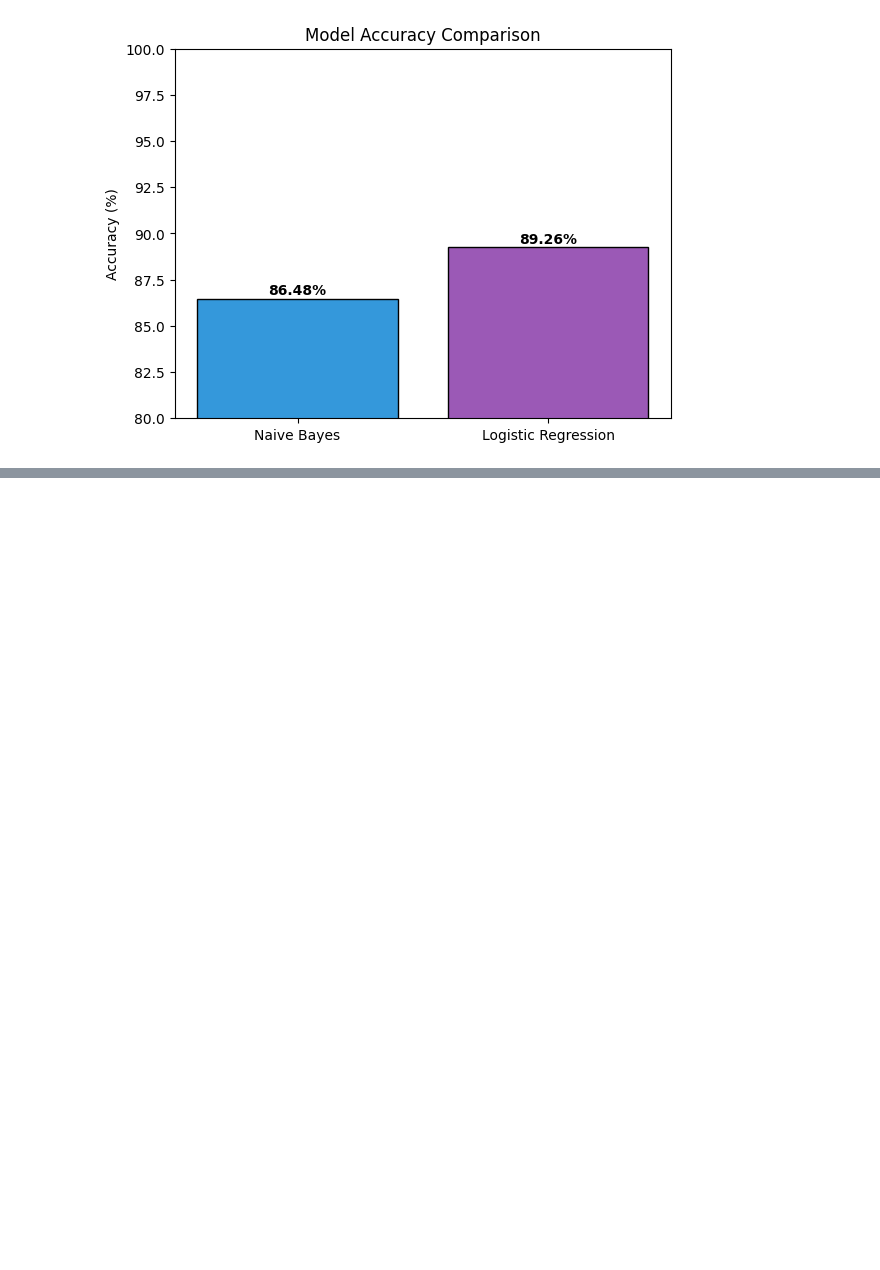
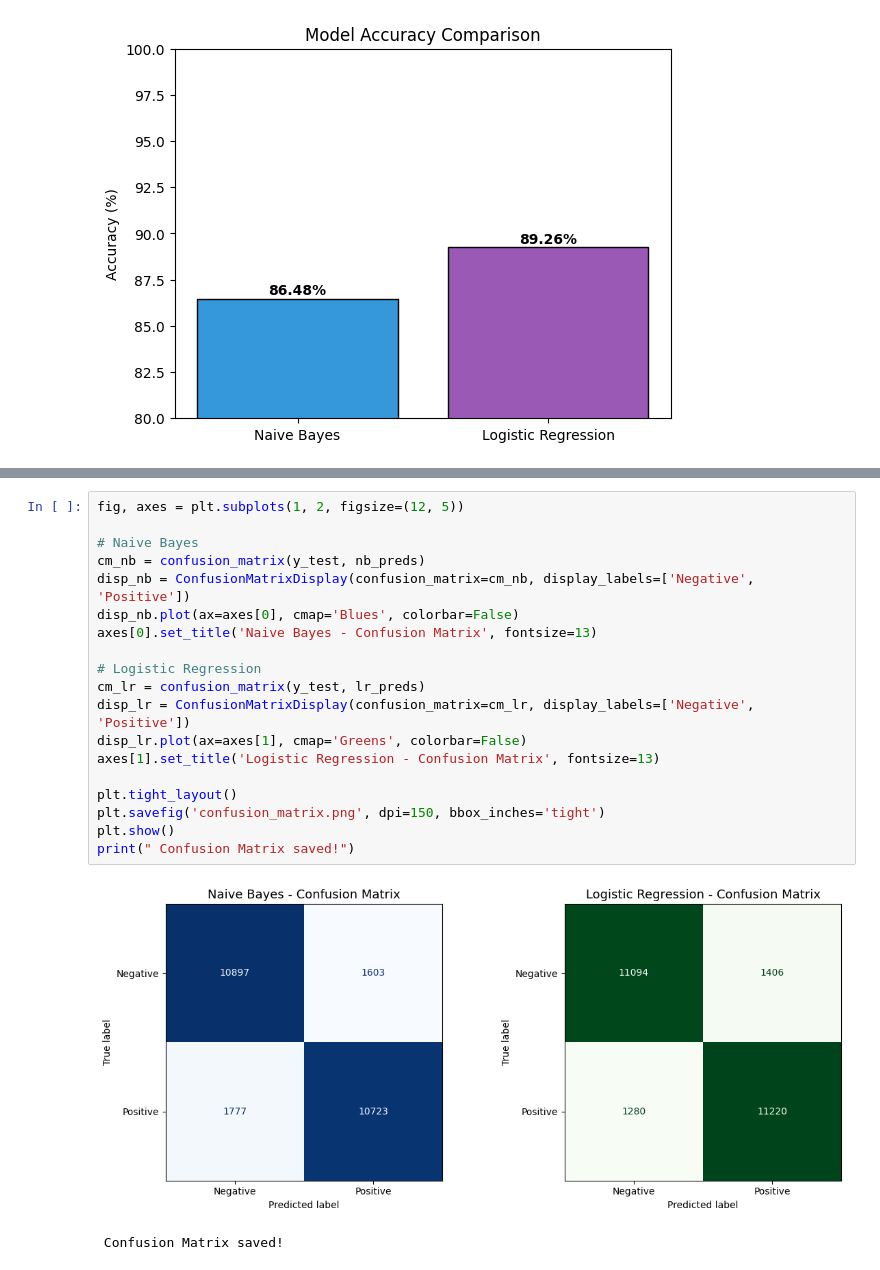
Before and after one commit to wilsonkatam9/Sentiment-analysis-IMBD, a Jupyter notebook: Sentiment_Analysis.ipynb, the cells around one changed output, grey strips where cells are left out. Saved outputs shown, nothing was run; the diff lists cells and outputs as text; blank space fills up the shorter version.

```diff
--- a/Sentiment_Analysis.ipynb
+++ b/Sentiment_Analysis.ipynb
@@ -170,0 +208,22 @@ print(predict_sentiment("Not a good movie"))
+# %%
+fig, axes = plt.subplots(1, 2, figsize=(12, 5))
+
+# Naive Bayes
+cm_nb = confusion_matrix(y_test, nb_preds)
+disp_nb = ConfusionMatrixDisplay(confusion_matrix=cm_nb, display_labels=['Negative', 'Positive'])
+disp_nb.plot(ax=axes[0], cmap='Blues', colorbar=False)
+axes[0].set_title('Naive Bayes - Confusion Matrix', fontsize=13)
+
+# Logistic Regression
+cm_lr = confusion_matrix(y_test, lr_preds)
+disp_lr = ConfusionMatrixDisplay(confusion_matrix=cm_lr, display_labels=['Negative', 'Positive'])
+disp_lr.plot(ax=axes[1], cmap='Greens', colorbar=False)
+axes[1].set_title('Logistic Regression - Confusion Matrix', fontsize=13)
+
+plt.tight_layout()
+plt.savefig('confusion_matrix.png', dpi=150, bbox_inches='tight')
+plt.show()
+print(" Confusion Matrix saved!")
+# %% [output]
+[figure, added]
+ Confusion Matrix saved!
```
Also changed, not shown: parts of 6 cells of this notebook.
